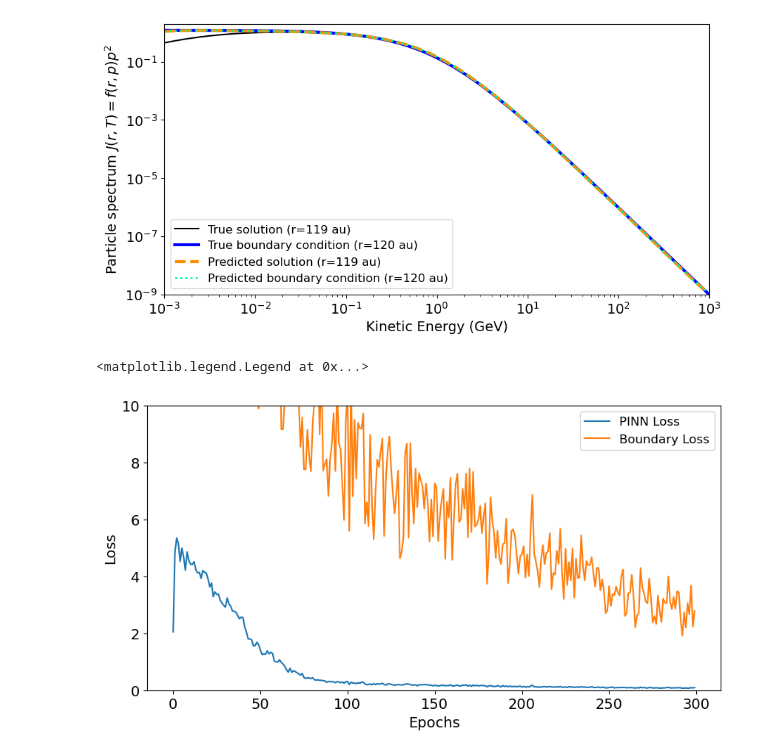
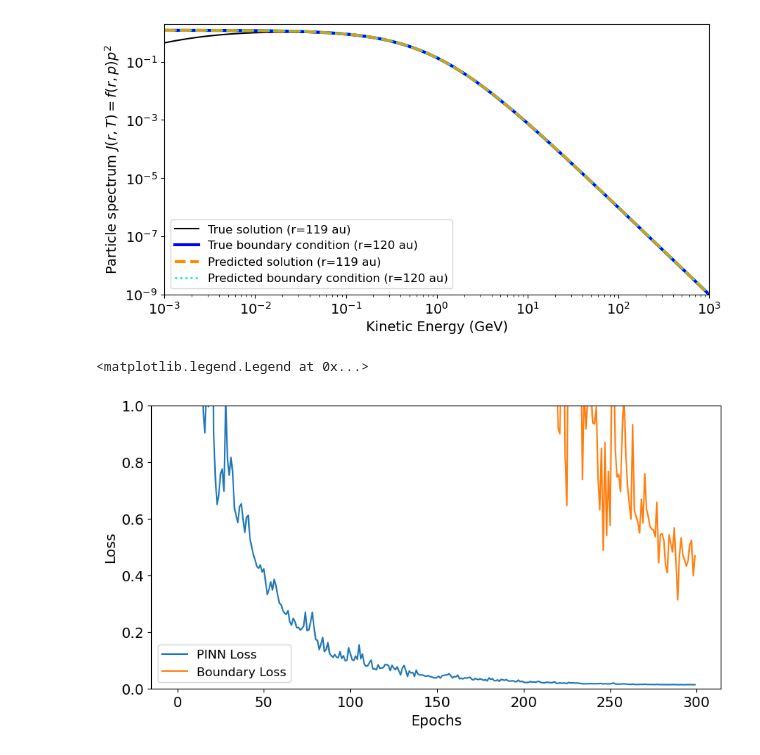
Before and after one commit to linneawolniewicz/pinns, a Jupyter notebook: sherpa/visualize.ipynb, the cells around one changed output. Cells and saved outputs as stored; diff of their text form; code cells hidden in the pictures.

```diff
--- a/sherpa/visualize.ipynb
+++ b/sherpa/visualize.ipynb
@@ -8,8 +8,8 @@ import pickle as pkl
 from IPython.display import HTML
 mpl.rcParams.update({'font.size': 14})
 # %%
-trial_id = 4
-n_run = 200
+trial_id = 33
+n_run = 60
 
 # Load PINN outputs
 with open('./pickles/pinn_loss_sherpa_' + str(n_run) + '_trial_id_' + str(trial_id) + '.pkl', 'rb') as file:
@@ -96,17 +96,17 @@ ax.legend(prop={'size': 12})
 # %%
 # Plot loss
 fig = plt.figure(figsize=(10, 5))
 
 plt.plot(pinn_loss, label='PINN Loss')
 plt.plot(boundary_loss, label='Boundary Loss')
 
-plt.ylim(0, 10)
+plt.ylim(0, 1)
 plt.xlabel('Epochs')
 plt.ylabel('Loss')
 plt.legend(prop={'size': 12})
 # %% [output]
 <matplotlib.legend.Legend at 0x...>
-[figure, old version]
+[figure, new version]
 # %%
 # Visualize J(r, T) over the epochs
 for i in range(epochs):
```
Also changed, not shown: parts of 2 cells of this notebook, 10 other files.
